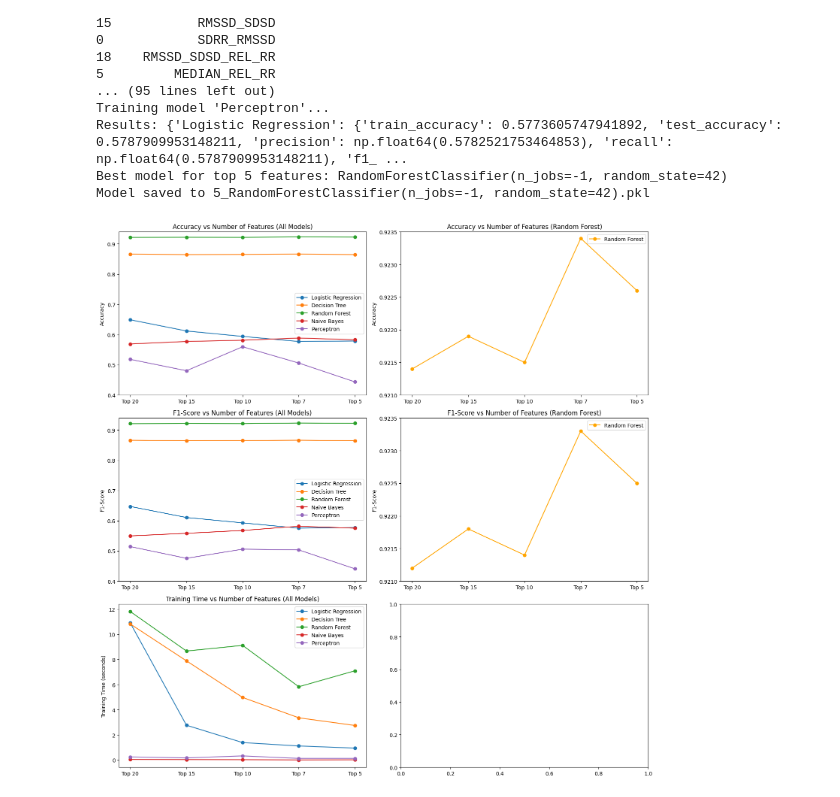
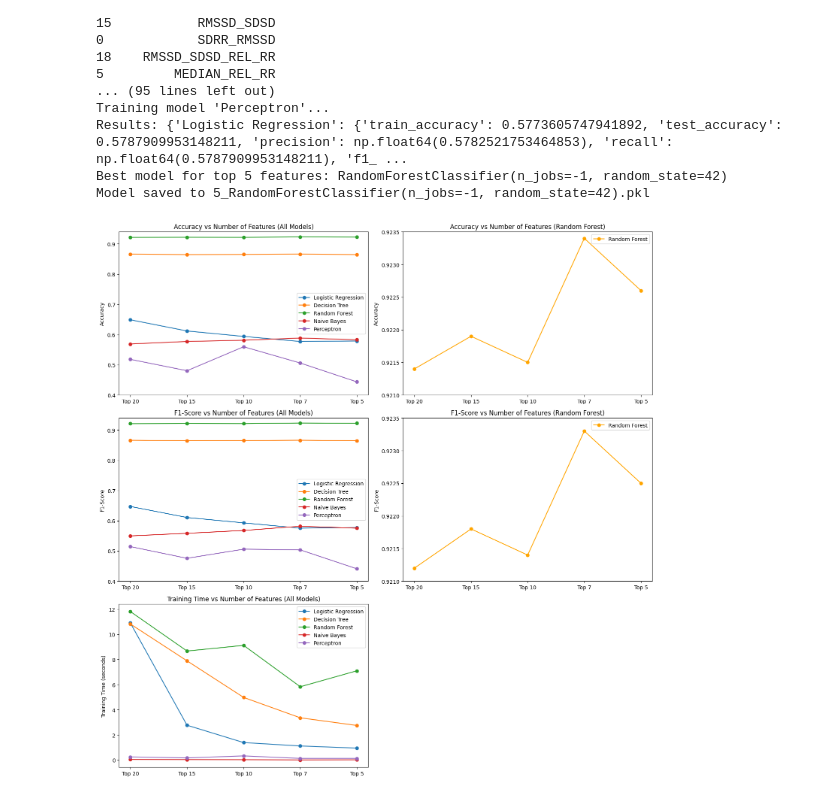
Before and after one commit to Namitjain07/ML_Project_Stress_prediction, a Jupyter notebook: main.ipynb, the cells around one changed output. Saved outputs shown, nothing was run; the diff lists cells and outputs as text; code cells hidden in the pictures.

Commit message:
final plots added

```diff
--- a/main.ipynb
+++ b/main.ipynb
@@ -732,6 +732,9 @@ Results: {'Logistic Regression': {'train_accuracy': 0.5773605747941892, 'test_ac
 Best model for top 5 features: RandomForestClassifier(n_jobs=-1, random_state=42)
 Model saved to 5_RandomForestClassifier(n_jobs=-1, random_state=42).pkl
 # %%
+import os
+import matplotlib.pyplot as plt
+
 features = ['Top 20', 'Top 15', 'Top 10', 'Top 7', 'Top 5']
 
 # Accuracy values
@@ -766,8 +769,68 @@ output_dir = "Plots"
 if not os.path.exists(output_dir):
     os.makedirs(output_dir)
 
-# Create subplots for accuracy, f1-score, and time
-fig, axs = plt.subplots(3, 2, figsize=(15, 15))  # 2 columns, the second for RF zoomed-in plots
+# Function to save individual plots
+def save_accuracy_plot():
+    plt.figure(figsize=(8, 5))
+    for model, accuracies in accuracy_values.items():
+        plt.plot(features, accuracies, marker='o', label=model)
+    plt.title('Accuracy vs Number of Features (All Models)')
+    plt.ylabel('Accuracy')
+    plt.ylim([0.40, 0.94])  # Global ylim for other models
+    plt.legend()
+    plt.savefig(f"{output_dir}/accuracy_all_models.png")  # Save the accuracy plot
+    plt.close()  # Close the plot to free memory
+
+def save_f1_score_plot():
+    plt.figure(figsize=(8, 5))
+    for model, f1_scores in f1_values.items():
+        plt.plot(features, f1_scores, marker='o', label=model)
+    plt.title('F1-Score vs Number of Features (All Models)')
+    plt.ylabel('F1-Score')
+    plt.ylim([0.40, 0.94])  # Global ylim for other models
+    plt.legend()
+    plt.savefig(f"{output_dir}/f1_score_all_models.png")  # Save the F1-score plot
+    plt.close()  # Close the plot to free memory
+
+def save_training_time_plot():
+    plt.figure(figsize=(8, 5))
+    for model, times in time_values.items():
+        plt.plot(features, times, marker='o', label=model)
+    plt.title('Training Time vs Number of Features (All Models)')
+    plt.ylabel('Training Time (seconds)')
+    plt.legend()
+    plt.savefig(f"{output_dir}/training_time_all_models.png")  # Save the training time plot
+    plt.close()  # Close the plot to free memory
+
+def save_zoomed_accuracy_plot():
+    plt.figure(figsize=(8, 5))
+    plt.plot(features, accuracy_values['Random Forest'], marker='o', label='Random Forest', color='orange')
+    plt.title('Accuracy vs Number of Features (Random Forest)')
+    plt.ylabel('Accuracy')
+    plt.ylim([0.921, 0.9235])  # Narrow ylim for RF
+    plt.legend()
+    plt.savefig(f"{output_dir}/accuracy_random_forest.png")  # Save the zoomed accuracy plot
+    plt.close()  # Close the plot to free memory
+
+def save_zoomed_f1_score_plot():
+    plt.figure(figsize=(8, 5))
+    plt.plot(features, f1_values['Random Forest'], marker='o', label='Random Forest', color='orange')
+    plt.title('F1-Score vs Number of Features (Random Forest)')
+    plt.ylabel('F1-Score')
+    plt.ylim([0.921, 0.9235])  # Narrow ylim for RF
+    plt.legend()
+    plt.savefig(f"{output_dir}/f1_score_random_forest.png")  # Save the zoomed F1-score plot
+    plt.close()  # Close the plot to free memory
+
+# Save individual plots
+save_accuracy_plot()
+save_f1_score_plot()
+save_training_time_plot()
+save_zoomed_accuracy_plot()
+save_zoomed_f1_score_plot()
+
+# Create combined plots
+fig, axs = plt.subplots(3, 2, figsize=(15, 15))  # 2 columns, 3 rows
 
 # Accuracy plot (All models)
 for model, accuracies in accuracy_values.items():
@@ -783,32 +846,37 @@ axs[0, 1].set_title('Accuracy vs Number of Features (Random Forest)')
 axs[0, 1].set_ylabel('Accuracy')
 axs[0, 1].set_ylim([0.921, 0.9235])  # Narrow ylim for RF
 axs[0, 1].legend()
 
 # F1-score plot (All models)
 for model, f1_scores in f1_values.items():
     axs[1, 0].plot(features, f1_scores, marker='o', label=model)
 axs[1, 0].set_title('F1-Score vs Number of Features (All Models)')
 axs[1, 0].set_ylabel('F1-Score')
 axs[1, 0].set_ylim([0.40, 0.94])  # Global ylim for other models
 axs[1, 0].legend()
 
 # Zoomed-in F1-score plot for Random Forest
 axs[1, 1].plot(features, f1_values['Random Forest'], marker='o', label='Random Forest', color='orange')
 axs[1, 1].set_title('F1-Score vs Number of Features (Random Forest)')
 axs[1, 1].set_ylabel('F1-Score')
 axs[1, 1].set_ylim([0.921, 0.9235])  # Narrow ylim for RF
 axs[1, 1].legend()
 
 # Training time plot (All models)
 for model, times in time_values.items():
     axs[2, 0].plot(features, times, marker='o', label=model)
 axs[2, 0].set_title('Training Time vs Number of Features (All Models)')
 axs[2, 0].set_ylabel('Training Time (seconds)')
 axs[2, 0].legend()
 
-# Save the plot
+# Remove the last empty plot (2,1) by hiding it
+fig.delaxes(axs[2, 1])  # This removes the last subplot
+
+# Adjust layout
 plt.tight_layout()
+
+# Save the combined plot
 plt.savefig(f"{output_dir}/model_performance_plots.png")
 plt.show()
 # %% [output]
-[figure, old version]
+[figure, new version]
```
Also changed, not shown: parts of 2 cells of this notebook, 6 other files.
